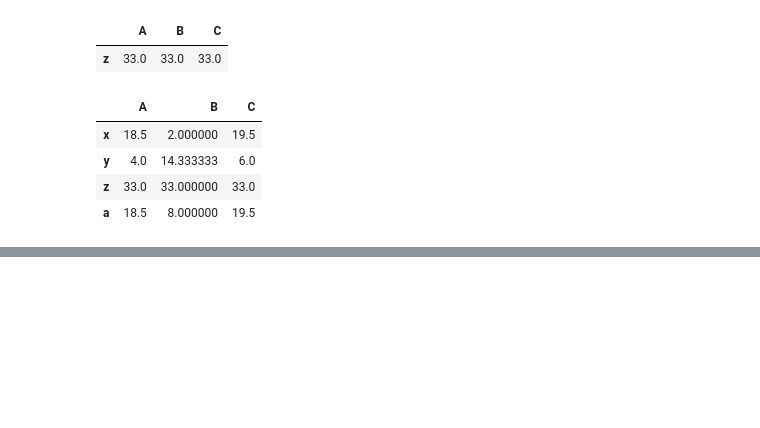
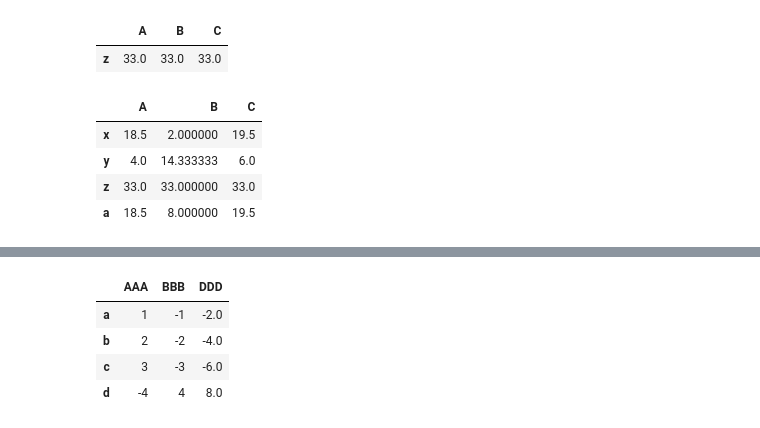
Before and after one commit to haitao9833/haitaoPython, a Jupyter notebook: base_Pandas.ipynb, the cells around one changed output, grey strips where cells are left out. Drawn from its saved outputs; the diff is of its cells as text; code cells hidden in the pictures; blank space fills up the shorter version.

```diff
--- a/base_Pandas.ipynb
+++ b/base_Pandas.ipynb
@@ -1804,0 +1917,11 @@ b
+# %%
+# axis == 0 ，应用于列，运算的结果添加为一列
+
+data['DDD'] = data['AAA'].apply(testfunc , paramA = 10 , paramB = -5)
+data
+# %% [output]
+|  | AAA | BBB | DDD |
+| a | 1 | -1 | -2.0 |
+| b | 2 | -2 | -4.0 |
+| c | 3 | -3 | -6.0 |
+| d | -4 | 4 | 8.0 |
```
Also changed, not shown: parts of 75 cells of this notebook.
